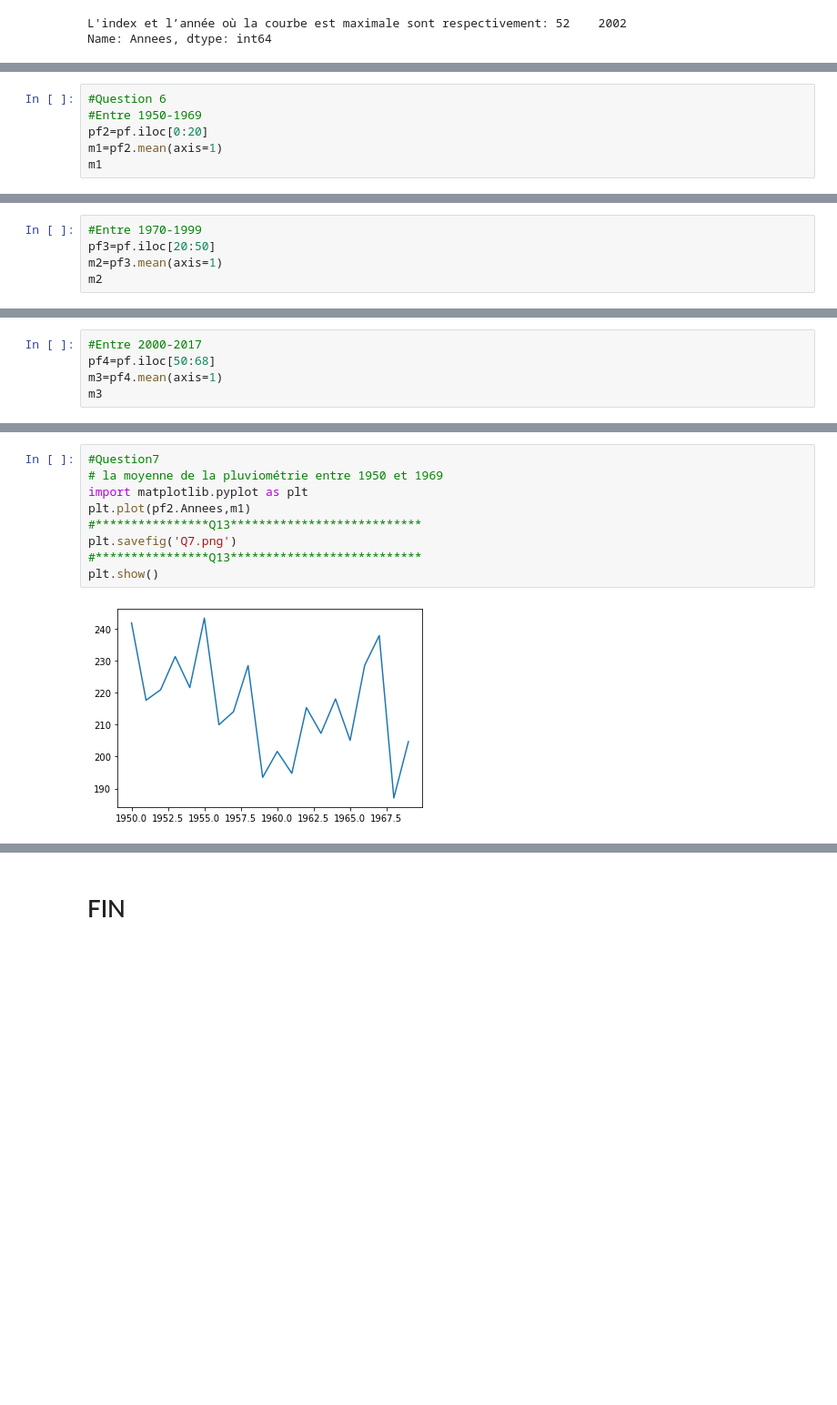
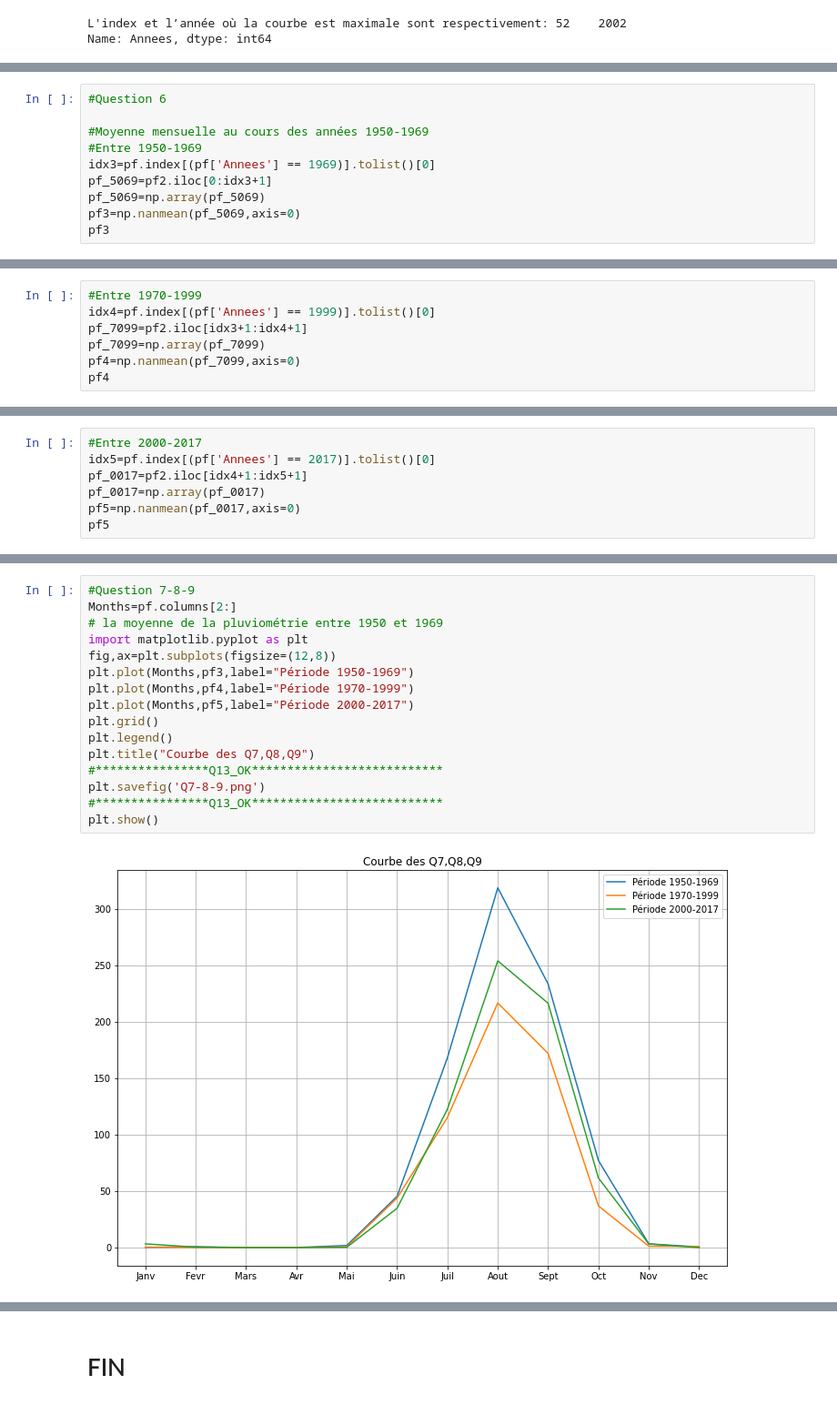
Before and after one commit to Ousoka/Cas_Pratique1, a Jupyter notebook: Cas_Pratique1.ipynb, the cells around one changed output, grey strips where cells are left out. Shown at 91% size. Cells and saved outputs as stored; diff of their text form; blank space fills up the shorter version.

```diff
--- a/Cas_Pratique1.ipynb
+++ b/Cas_Pratique1.ipynb
@@ -102,7 +127,11 @@ Name: 52, dtype: object
 # %%
 #Question 6
+
+#Moyenne mensuelle au cours des années 1950-1969
 #Entre 1950-1969
-pf2=pf.iloc[0:20]
-m1=pf2.mean(axis=1)
-m1
+idx3=pf.index[(pf['Annees'] == 1969)].tolist()[0]
+pf_5069=pf2.iloc[0:idx3+1]
+pf_5069=np.array(pf_5069)
+pf3=np.nanmean(pf_5069,axis=0)
+pf3
 # %% [output]
@@ -126,6 +141,8 @@ dtype: float64
 # %%
 #Entre 1970-1999
-pf3=pf.iloc[20:50]
-m2=pf3.mean(axis=1)
-m2
+idx4=pf.index[(pf['Annees'] == 1999)].tolist()[0]
+pf_7099=pf2.iloc[idx3+1:idx4+1]
+pf_7099=np.array(pf_7099)
+pf4=np.nanmean(pf_7099,axis=0)
+pf4
 # %% [output]
@@ -149,6 +152,8 @@ dtype: float64
 # %%
 #Entre 2000-2017
-pf4=pf.iloc[50:68]
-m3=pf4.mean(axis=1)
-m3
+idx5=pf.index[(pf['Annees'] == 2017)].tolist()[0]
+pf_0017=pf2.iloc[idx4+1:idx5+1]
+pf_0017=np.array(pf_0017)
+pf5=np.nanmean(pf_0017,axis=0)
+pf5
 # %% [output]
@@ -174,11 +163,18 @@ dtype: float64
 # %%
-#Question7
+#Question 7-8-9
+Months=pf.columns[2:]
 # la moyenne de la pluviométrie entre 1950 et 1969
 import matplotlib.pyplot as plt
-plt.plot(pf2.Annees,m1)
-#****************Q13***************************
-plt.savefig('Q7.png')
-#****************Q13***************************
+fig,ax=plt.subplots(figsize=(12,8))
+plt.plot(Months,pf3,label="Période 1950-1969")
+plt.plot(Months,pf4,label="Période 1970-1999")
+plt.plot(Months,pf5,label="Période 2000-2017")
+plt.grid()
+plt.legend()
+plt.title("Courbe des Q7,Q8,Q9")
+#****************Q13_OK***************************
+plt.savefig('Q7-8-9.png')
+#****************Q13_OK***************************
 plt.show()
 # %% [output]
-[figure, old version]
+[figure, new version]
```
Also changed, not shown: parts of 24 cells of this notebook.
